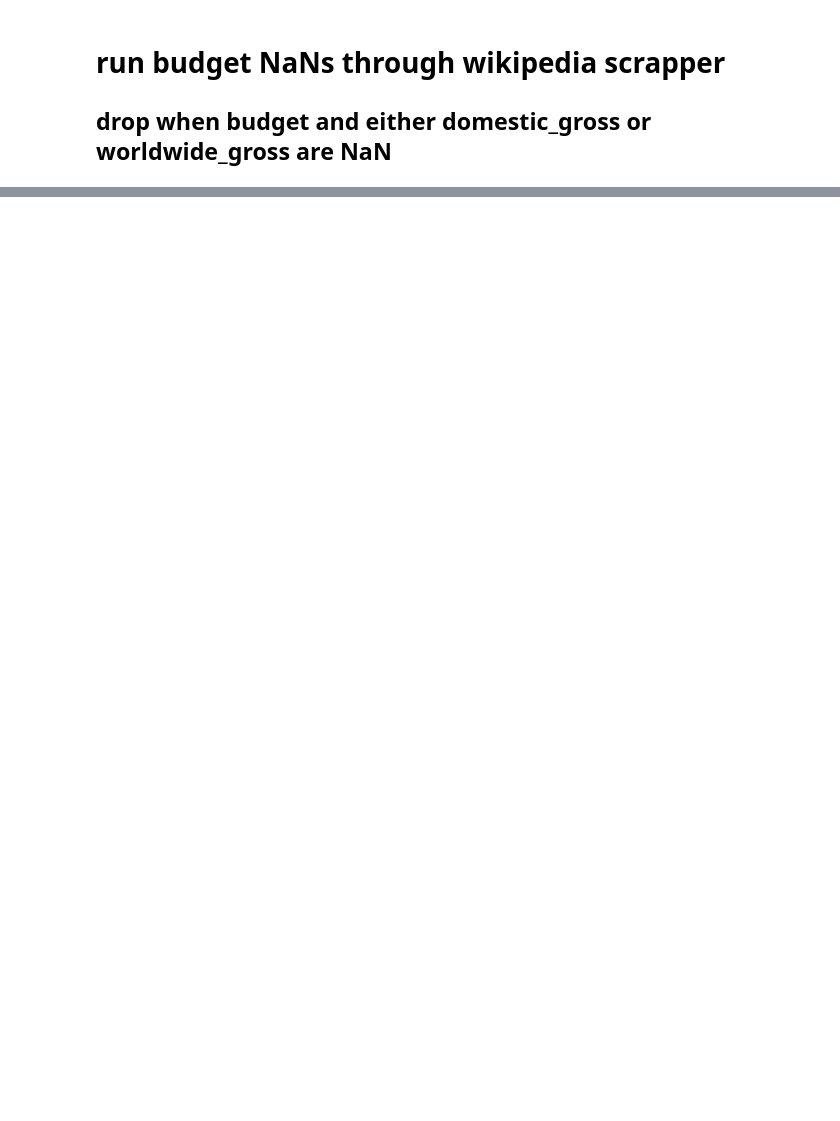
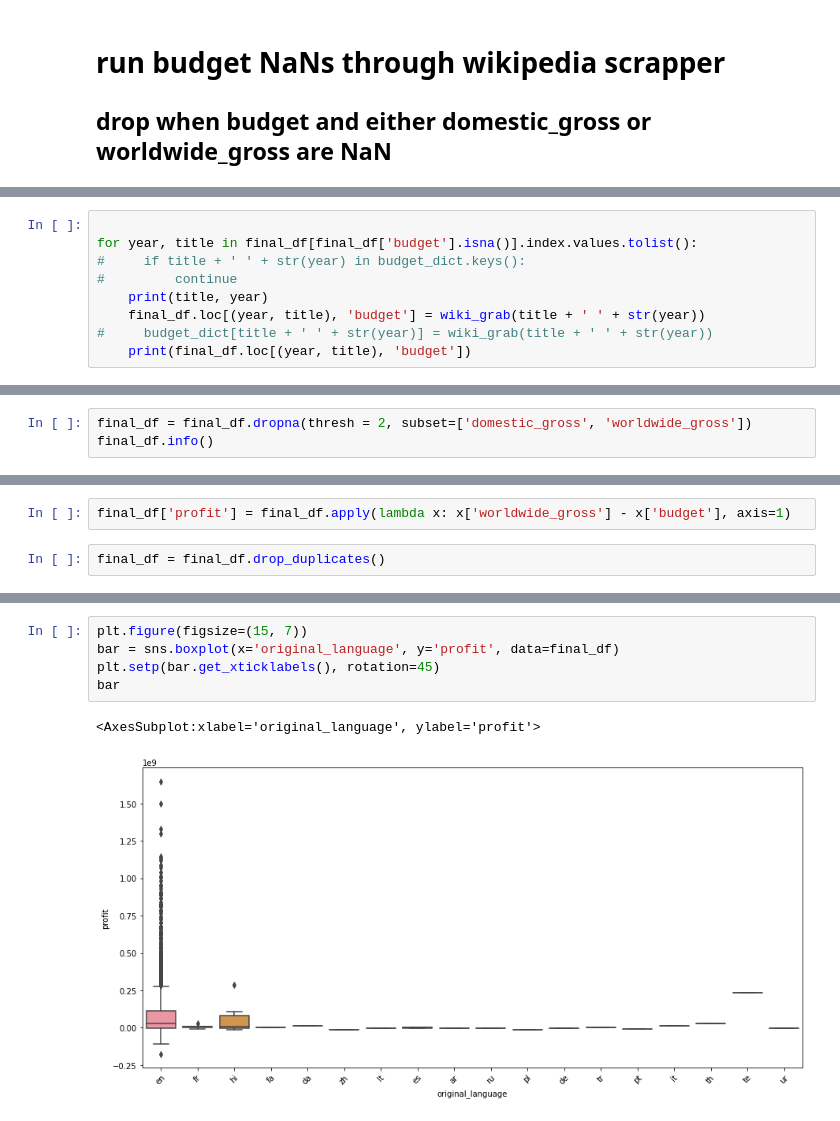
Before and after one commit to stone-ericm/flatiron_phase1_project, a Jupyter notebook: Untitled.ipynb, the cells around one changed output, grey strips where cells are left out. Cells and saved outputs as stored; diff of their text form; blank space fills up the shorter version.

Commit message:
data collection and cleaning done. first chart is up

```diff
--- a/Untitled.ipynb
+++ b/Untitled.ipynb
@@ -700,0 +683,9 @@ final_df.head()
+# %%
+
+for year, title in final_df[final_df['budget'].isna()].index.values.tolist():
+#     if title + ' ' + str(year) in budget_dict.keys():
+#         continue
+    print(title, year)
+    final_df.loc[(year, title), 'budget'] = wiki_grab(title + ' ' + str(year))
+#     budget_dict[title + ' ' + str(year)] = wiki_grab(title + ' ' + str(year))
+    print(final_df.loc[(year, title), 'budget'])
@@ -700,0 +710,3 @@ final_df.head()
+# %%
+final_df = final_df.dropna(thresh = 2, subset=['domestic_gross', 'worldwide_gross'])
+final_df.info()
@@ -700,0 +761,4 @@ final_df.head()
+# %%
+final_df['profit'] = final_df.apply(lambda x: x['worldwide_gross'] - x['budget'], axis=1)
+# %%
+final_df = final_df.drop_duplicates()
@@ -707,0 +802,8 @@ final_df.head()
+# %%
+plt.figure(figsize=(15, 7))
+bar = sns.boxplot(x='original_language', y='profit', data=final_df)
+plt.setp(bar.get_xticklabels(), rotation=45)
+bar
+# %% [output]
+<AxesSubplot:xlabel='original_language', ylabel='profit'>
+[figure, added]
```
Also changed, not shown: parts of 30 cells of this notebook, 1 other file.
